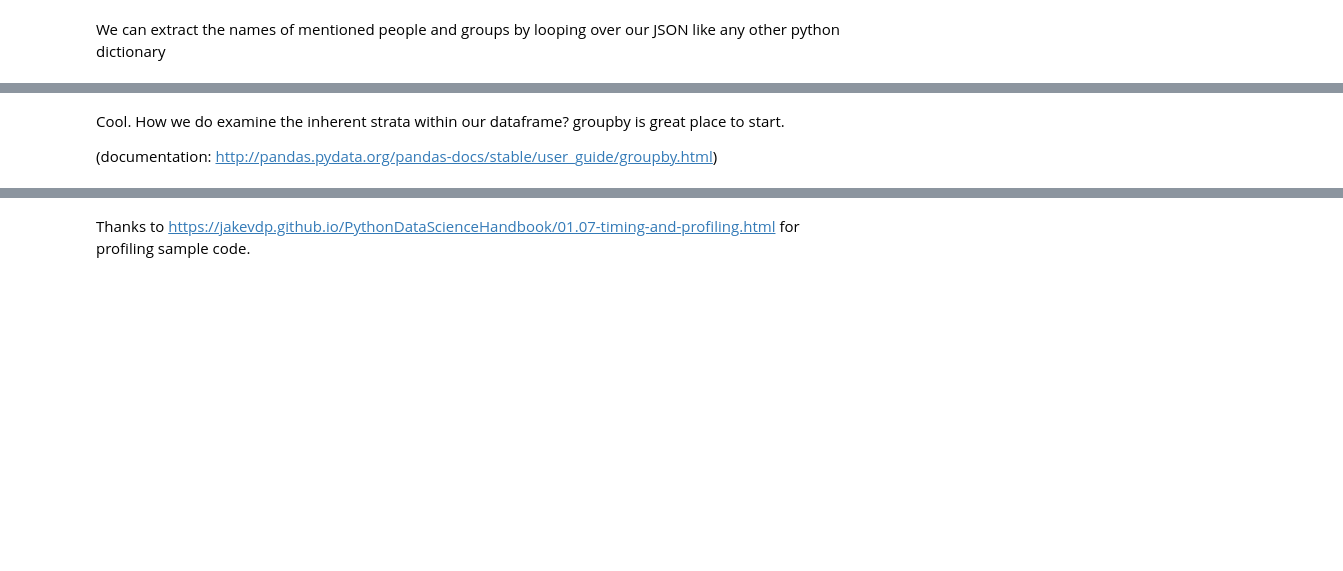
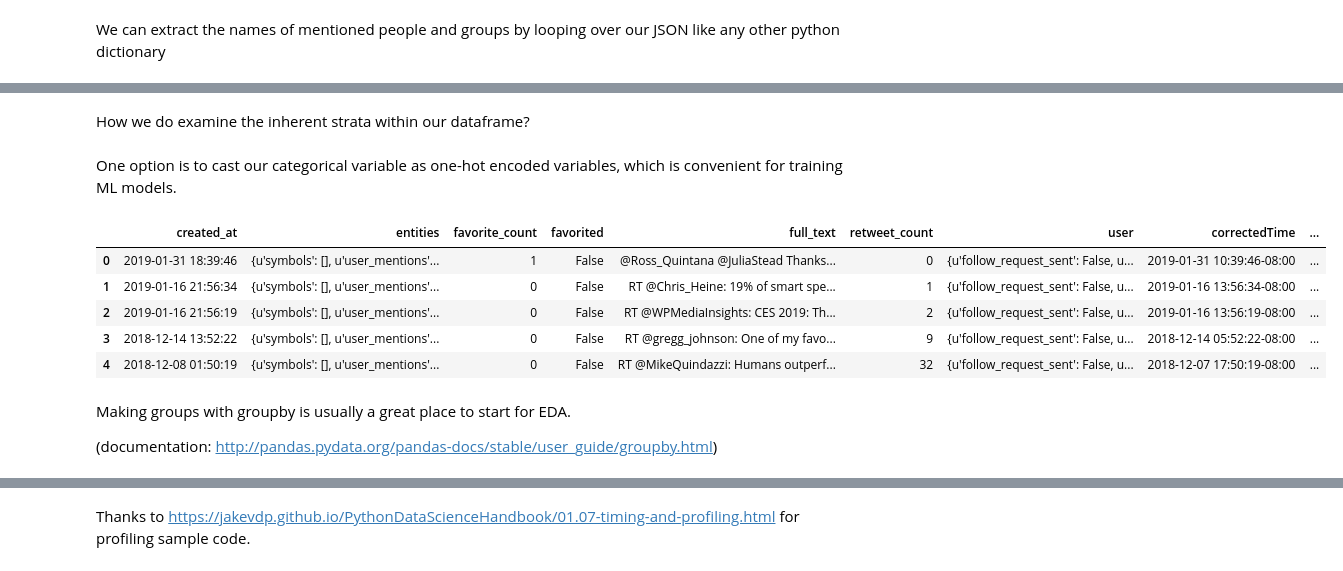
Before and after one commit to Mlawrence95/demos, a Jupyter notebook: Pandas Deep Dive Rundown.ipynb, the cells around one changed output, grey strips where cells are left out. Cells and saved outputs as stored; diff of their text form; code cells hidden in the pictures; blank space fills up the shorter version.

```diff
--- a/Pandas Deep Dive Rundown.ipynb
+++ b/Pandas Deep Dive Rundown.ipynb
@@ -212,5 +512,18 @@ plt.xticks(rotation = 45);
+# %% [markdown]
+How we do examine the inherent strata within our dataframe?
+# %% [markdown]
+One option is to cast our categorical variable as one-hot encoded variables, which is convenient for training ML models.
+# %%
+pd.get_dummies(phones, columns=['parsedSource']).head()
+# %% [output]
+|  | created_at | entities | favorite_count | favorited | full_text | retweet_count | user | correctedTime | ... |
+| 0 | 2019-01-31 18:39:46 | {u'symbols': [], u'user_mentions'... | 1 | False | @Ross_Quintana @JuliaStead Thanks... | 0 | {u'follow_request_sent': False, u... | 2019-01-31 10:39:46-08:00 | ... |
+| 1 | 2019-01-16 21:56:34 | {u'symbols': [], u'user_mentions'... | 0 | False | RT @Chris_Heine: 19% of smart spe... | 1 | {u'follow_request_sent': False, u... | 2019-01-16 13:56:34-08:00 | ... |
+| 2 | 2019-01-16 21:56:19 | {u'symbols': [], u'user_mentions'... | 0 | False | RT @WPMediaInsights: CES 2019: Th... | 2 | {u'follow_request_sent': False, u... | 2019-01-16 13:56:19-08:00 | ... |
+| 3 | 2018-12-14 13:52:22 | {u'symbols': [], u'user_mentions'... | 0 | False | RT @gregg_johnson: One of my favo... | 9 | {u'follow_request_sent': False, u... | 2018-12-14 05:52:22-08:00 | ... |
+| 4 | 2018-12-08 01:50:19 | {u'symbols': [], u'user_mentions'... | 0 | False | RT @MikeQuindazzi: Humans outperf... | 32 | {u'follow_request_sent': False, u... | 2018-12-07 17:50:19-08:00 | ... |
 # %% [markdown]
-Cool. How we do examine the inherent strata within our dataframe? groupby is great place to start.
+Making groups with groupby is usually a great place to start for EDA.
 
 (documentation: http://pandas.pydata.org/pandas-docs/stable/user_guide/groupby.html)
 # %%
```
Also changed, not shown: parts of 53 cells of this notebook.
